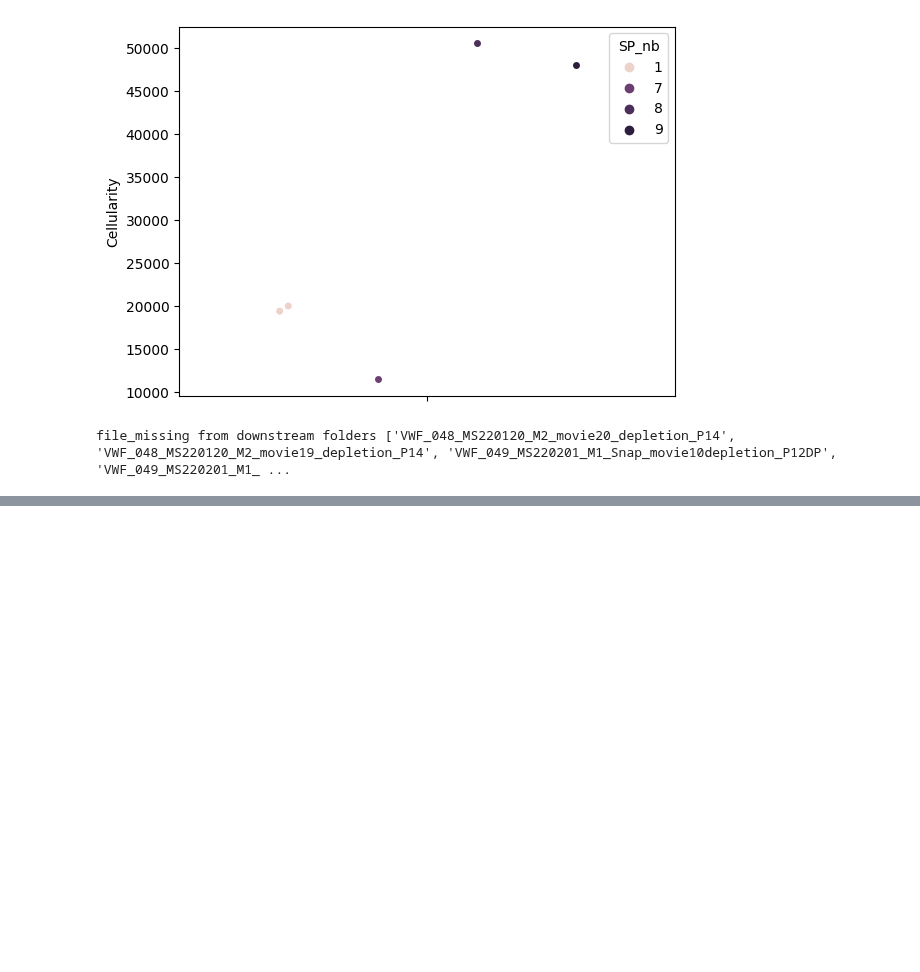
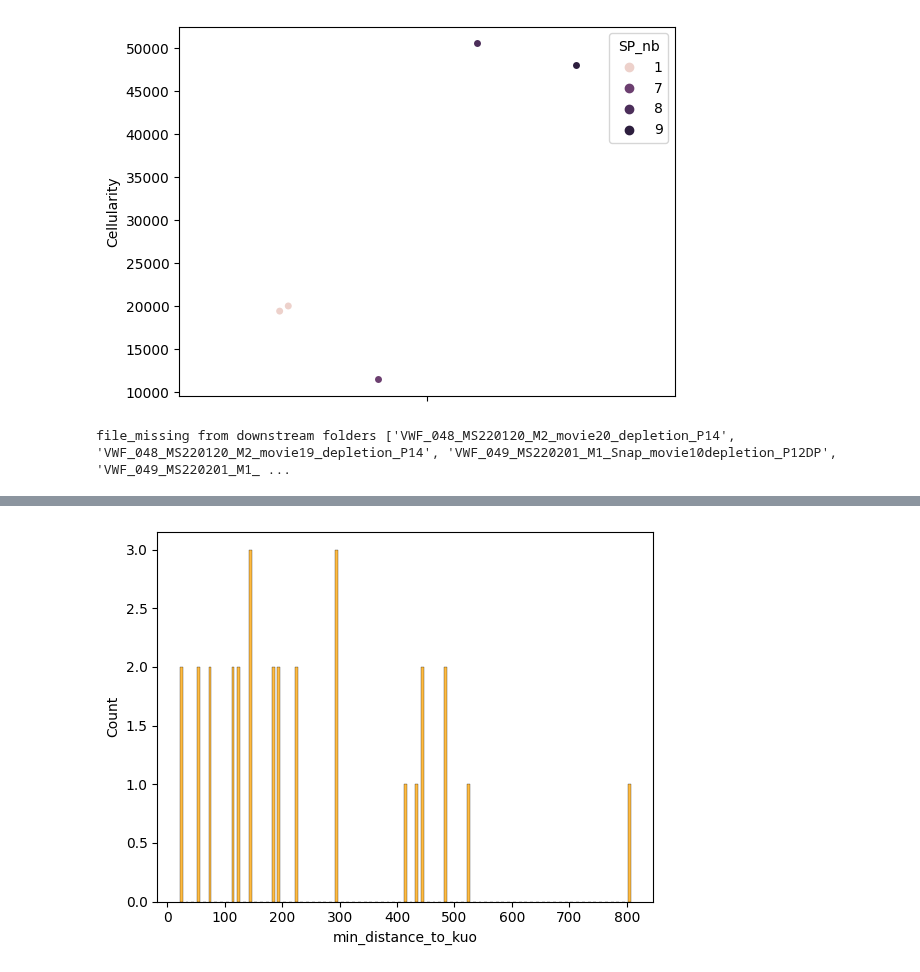
Before and after one commit to Mas515/Image_analysis, a Jupyter notebook: IVMtilescans_plot.ipynb, the cells around one changed output, grey strips where cells are left out. Cells and saved outputs as stored; diff of their text form; code cells hidden in the pictures; blank space fills up the shorter version.

```diff
--- a/IVMtilescans_plot.ipynb
+++ b/IVMtilescans_plot.ipynb
@@ -340,0 +356,89 @@ file_missing from downstream folders ['VWF_048_MS220120_M2_movie20_depletion_P14
+# %%
+#attempt to calculate distances between KuO
+data=pd.read_csv('/Users/secchim/Documents/Experiments/Imaris_aged_IVM_tilescans/distance_to_MK_v1.csv', index_col=None, header=0)
+
+data=data[data['Treatment']=='homeostasis']
+data['Final_Cell_ID']=data['file']+'_'+data['ID'].astype(str)
+# datax=data[data['track_length']!=0]
+# datax=datax[datax['Treatment']!='ageing']
+# datax=datax[datax['Treatment']!='depletion']
+# datax=datax[datax['Treatment']!='24hdepletion']
+# datax=datax[datax['Treatment']!='homeostasis']
+# datax=datax[datax['Metadata_Timepoint']!='1']
+datab=data[['Final_Cell_ID', 'file','Treatment', 'Hoxb5_status_corrected', 'x', 'y','z']]
+datab['Group']=datab['Treatment']+'_'+datab['Hoxb5_status_corrected']
+
+dict={}
+dict=dict.fromkeys(datab['Final_Cell_ID'].unique())
+# print(dict, type(dict))
+
+
+df_list=[]
+# datab['min_distance_to_kuo']=10000000
+grouped=datab.groupby(['file'])
+dflist=[]
+for i, newdf in grouped:
+    if len(newdf['Final_Cell_ID'].unique())>1:
+        for a in newdf['Final_Cell_ID'].unique():
+            for b in newdf['Final_Cell_ID'].unique():
+                if a!=b:
+                    a_coordinates=newdf[newdf['Final_Cell_ID']==a]
+                    b_coordinates=newdf[newdf['Final_Cell_ID']==b]
+                    min_distance_to_kuo=mt.sqrt((a_coordinates.iloc[0,4]-b_coordinates.iloc[0,4])**2+(a_coordinates.iloc[0,5]-b_coordinates.iloc[0,5])**2+(a_coordinates.iloc[0,6]-b_coordinates.iloc[0,6])**2)
+                    # print(dict[a])
+                    if dict[a]==None:
+                        dict[a]=min_distance_to_kuo
+                    elif dict[a]>min_distance_to_kuo:
+                        dict[a]=min_distance_to_kuo
+
+                    # if newdf.iloc[1,'min_distance_to_kuo']>min_distance_to_kuo:
+                        # newdf['min_distance_to_kuo']=min_distance_to_kuo
+                    # dflist.append(newdf)
+# datab=pd.concat(dflist)
+# print(datab['min_distance to kuo'])
+print(dict)
+addup=pd.DataFrame.from_dict(dict, orient='index', columns=['min_distance_to_kuo'])
+addup['Final_Cell_ID']=addup.index
+# for i,r in datab.iterrows():
+#     if datab.iloc[i,'Final_Cell_ID'] in dict.keys():
+#         datab.iloc[i,'min_distance_to_kuo']=dict[(datab.iloc[i,'Final_Cell_ID'])].values()
+# print(datab['min_distance_to_kuo'])
+
+# print(addup[:])
+
+
+data=pd.merge(datab, addup[:], on = 'Final_Cell_ID')
+print(data['min_distance_to_kuo'])
+data=data[[ 'Final_Cell_ID','Treatment', 'Hoxb5_status_corrected', 'min_distance_to_kuo','Group']]
+data=data.drop_duplicates()
+# data.to_csv('/Users/secchim/Downloads/min_kuo_distances.csv', index=False)
+
+##plotting one cell type and condition at a time
+# sns.scatterplot(x='FileID',y="min_distance_to_kuo", style='Treatment', hue='Hoxb5_status_corrected', data=data, legend=False)
+# data=data[data['Treatment']=='ageing']
+# sns.displot(data, x="min_distance_to_kuo", hue="Hoxb5_status_corrected", kind="kde", palette=['green','orange'], hue_order=('Hoxb5_vwf','hoxb5'))
+# data=data[data['Hoxb5_status_corrected']=='hoxb5']
+#histplot best to represent this data
+sns.histplot(data, x="min_distance_to_kuo", hue="Hoxb5_status_corrected", palette=['green','orange'], hue_order=('Hoxb5_vwf','hoxb5'), legend=False, binwidth=10, multiple="dodge")
+
+##these first few lines not good
+# g=(sns.violinplot(x=("Treatment"), hue='Hoxb5_status_corrected', y="min_distance_to_kuo", data=data, showfliers = False, palette=['green','orange'], hue_order=('Hoxb5_vwf','hoxb5'), order=('homeostasis','depletion','24hdepletion'), split=True, legend=False), sns.stripplot(x=("Treatment"),hue='Hoxb5_status_corrected', y="min_distance_to_kuo", data=data, dodge=True, color='black', alpha=0.5, s=10, hue_order=('Hoxb5_vwf','hoxb5'), order=('homeostasis','depletion','24hdepletion'), legend=False))
+# g=(sns.violinplot(x=("Treatment"), hue='Hoxb5_status_corrected', y="min_distance_to_kuo", data=data, showfliers = False, palette=['green','orange'], hue_order=('Hoxb5_vwf','hoxb5'), order=('homeostasis','ageing'), split=True, legend=False), sns.stripplot(x=("Treatment"),hue='Hoxb5_status_corrected', y="min_distance_to_kuo", data=data, dodge=True, color='black', alpha=0.5, s=10, hue_order=('Hoxb5_vwf','hoxb5'), order=('homeostasis','ageing'), legend=False))
+# plt.legend(title='Mininum distance to other KuO+', loc='upper center', labels=['Hoxb5+Vwf+', 'Hoxb5+Vwf-'])
+# # plt.legend([], [], frameon=False)
+# g[1].set(ylabel='Minimum distance to other KuO+ cells (µm)')
+# plt.ylim(0,500)
+# plt.show(g)
+##this one works fine, plotting all conditions and cell groups at once
+# sns.stripplot(x=("Treatment"),hue='Hoxb5_status_corrected', y="min_distance_to_kuo", data=data, dodge=True, alpha=0.5, s=10, hue_order=('Hoxb5_vwf','hoxb5'),  palette=['green','orange'], order=('homeostasis','depletion','24hdepletion'), legend=False)
+# sns.stripplot(x=("Treatment"),hue='Hoxb5_status_corrected', y="min_distance_to_kuo", data=data, dodge=True, alpha=0.5, s=10, hue_order=('Hoxb5_vwf','hoxb5'),  palette=['green','orange'], order=('homeostasis','ageing'), legend=False)
+
+
+##STATS
+# data=data[data['Treatment']!='depletion']###When excluding na, compare only homeostasis and 24hdepletion
+# model = ols('min_distance_to_kuo ~  C(Hoxb5_status_corrected) + C(Treatment)', data=data).fit()
+# sm.stats.anova_lm(model, typ=2)
+# sm.stats.multicomp.pairwise_tukeyhsd(data['min_distance_to_kuo'], data['Treatment'], alpha=0.05).summary()
+# sm.stats.multicomp.pairwise_tukeyhsd(data['min_distance_to_kuo'], data['Hoxb5_status_corrected'], alpha=0.05).summary()
+# sm.stats.multicomp.pairwise_tukeyhsd(data['min_distance_to_kuo'], data['Group'], alpha=0.05).summary()
+# %% [output]
@@ -340,0 +468 @@ file_missing from downstream folders ['VWF_048_MS220120_M2_movie20_depletion_P14
+[figure, added]
```
Also changed, not shown: parts of 4 cells of this notebook.
